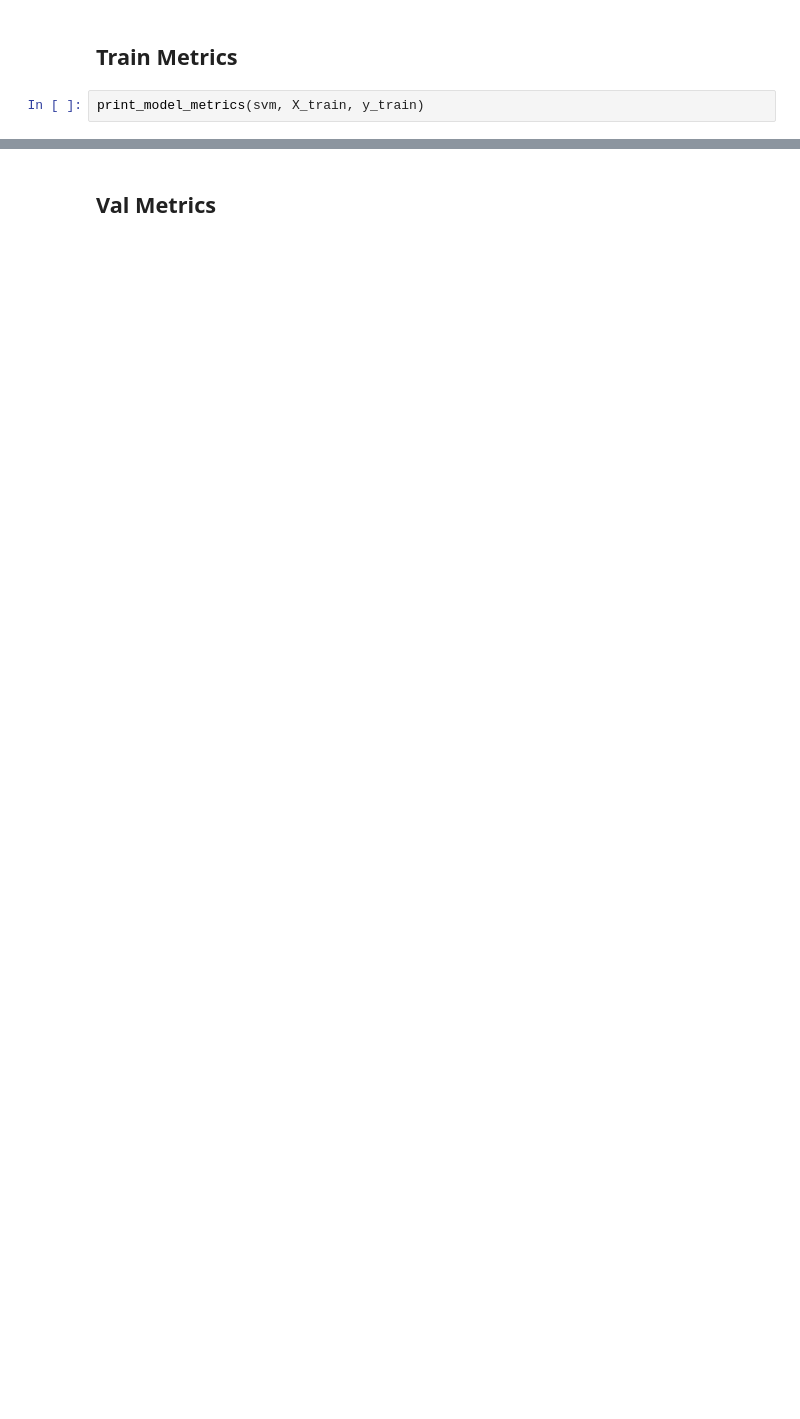
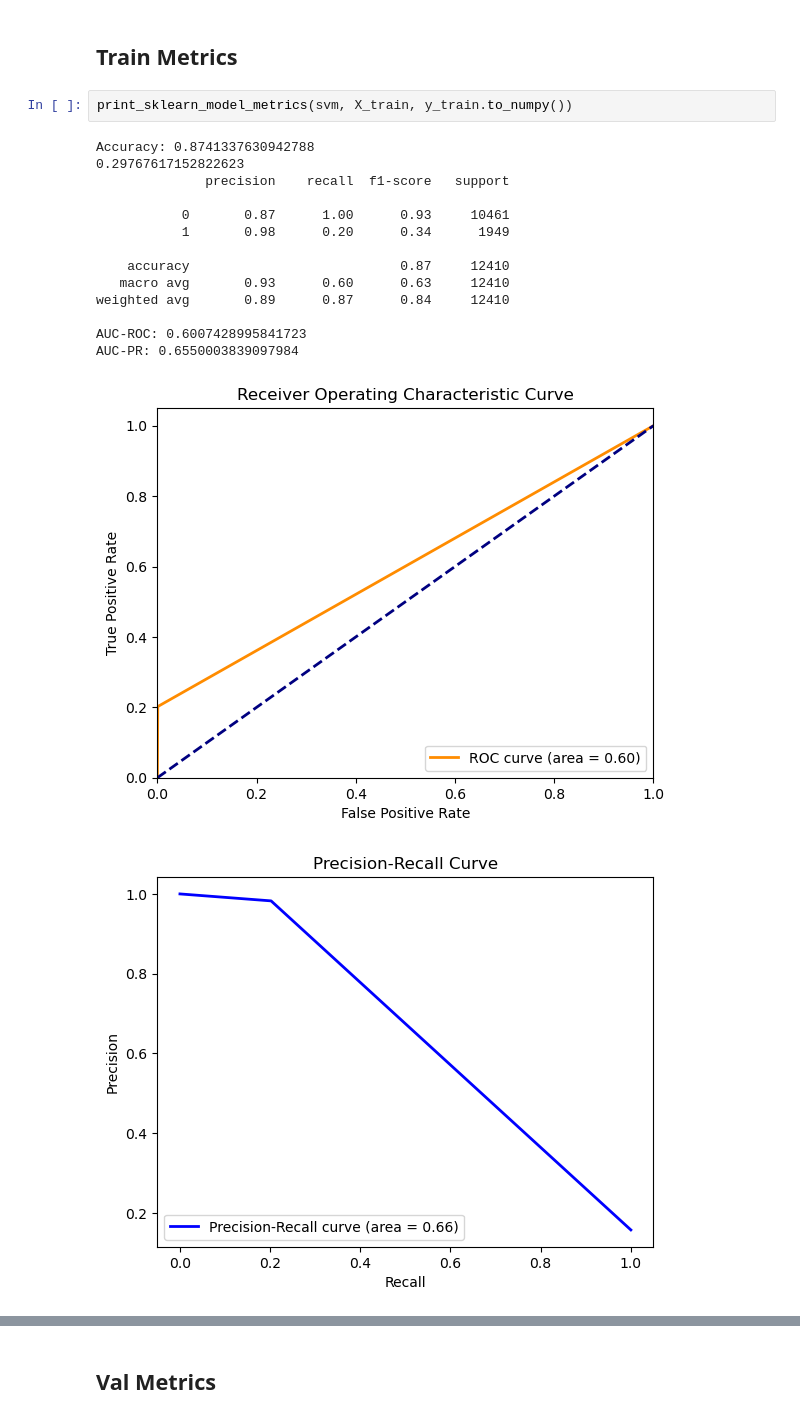
Before and after one commit to jose-2001/AIForIMUParkinsonData, a Jupyter notebook: notebooks/models/s4-tremor-features-models.ipynb, the cells around one changed output, grey strips where cells are left out. Drawn from its saved outputs; the diff is of its cells as text; blank space fills up the shorter version.

Commit message:
built models, corrected use of metrics function, added metrics

```diff
--- a/notebooks/models/s4-tremor-features-models.ipynb
+++ b/notebooks/models/s4-tremor-features-models.ipynb
@@ -48,4 +58,20 @@ Started Grid Search - Model: SVM
 # %% [markdown]
 ## Train Metrics
 # %%
-print_model_metrics(svm, X_train, y_train)
+print_sklearn_model_metrics(svm, X_train, y_train.to_numpy())
+# %% [output]
+Accuracy: 0.8741337630942788
+0.29767617152822623
+              precision    recall  f1-score   support
+
+           0       0.87      1.00      0.93     10461
+           1       0.98      0.20      0.34      1949
+
+    accuracy                           0.87     12410
+   macro avg       0.93      0.60      0.63     12410
+weighted avg       0.89      0.87      0.84     12410
+
+AUC-ROC: 0.6007428995841723
+AUC-PR: 0.6550003839097984
+[figure, added]
+[figure, added]
```
Also changed, not shown: parts of 9 cells of this notebook.
